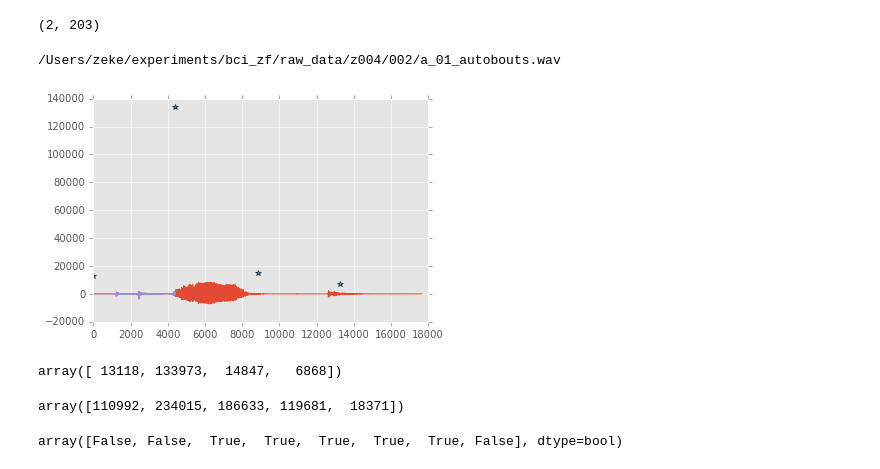
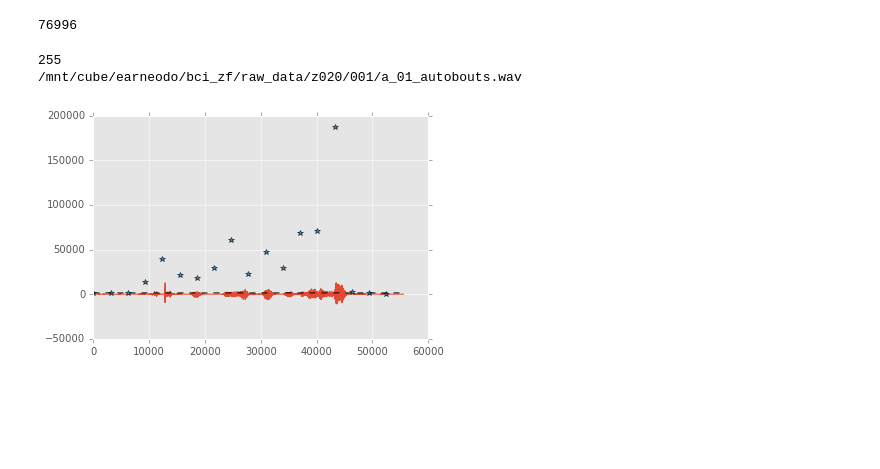
Before and after one commit to zekearneodo/soundflow, a Jupyter notebook: finding_song_v2.ipynb, the cells around one changed output. Saved outputs shown, nothing was run; the diff lists cells and outputs as text; code cells hidden in the pictures; blank space fills up the shorter version.

Commit message:
a couple of months working on soundtools

```diff
--- a/finding_song_v2.ipynb
+++ b/finding_song_v2.ipynb
@@ -36,12 +36,20 @@ if 'lookfar' in comp_name:
     experiment_folder = os.path.join('/Users/zeke/experiments/bci_zf/')
     raw_data_folder = os.path.join(experiment_folder, 'raw_data')
 
+if 'passaro' in comp_name:
+    sys.path.append('/mnt/cube/earneodo/repos/soundflow/sound_tools')
+    sys.path.append('/mnt/cube/earneodo/repos/ephysflow')
+    sys.path.append('/mnt/cube/earneodo/repos/analysis-tools')
+    experiment_folder = os.path.join('/mnt/cube/earneodo/bci_zf/')
+    raw_data_folder = os.path.join(experiment_folder, 'raw_data')
+    ss_data_folder = os.path.join(experiment_folder, 'ss_data')
+
 #grab soundtools
 from soundtools import WavData, Chunk
 
 #file structure
-bird_id = 'z004'
-sess = 2
+bird_id = 'z020'
+sess = 1
 rec = 'a'
 run = 1
 #bout = '2251_869'
@@ -117,10 +125,10 @@ def rms_identity(chunk):
     return(chunk)
 # %%
 #Parameters of the search
-bit_size = 100 # ms; size of sound bits
+bit_size = 70 # ms; size of sound bits
 refractory = 5 # bits; refractory period in bits
 bits_bout = 4 # bits; how many bouts together is considered a bout
-threshold = 100 # threshold in mads (median deviation of the median)
+threshold = 20 # threshold in mads (median deviation of the median)
 
 bit_size_sample = np.int(bit_size*all_sound.s_f*0.001)
 all_starts = np.arange(0, all_sound.n_samples - bit_size_sample, bit_size_sample)
@@ -180,11 +165,17 @@ group_bound = np.array([0, 0], dtype=np.int32)
 for k, g in groupby(enumerate(supra_bits), lambda (i, x): i-x):
     group = map(itemgetter(1), g)
     if len(group) >= bits_bout:
-        group_bound = np.vstack((group_bound, np.array([group[0], group[-1] + 1])) )
+        group_bound = np.vstack((group_bound, np.array([group[0], group[-1]])) )
         #print group
 
-group_bound = np.delete(group_bound, 0, axis=0)
-# group_bound is in index of supra_bits
-# segments has to be in samples
-segments = np.array([all_starts[group_bound[:,0]], all_starts[group_bound[:,1]]])
-assert(np.all(np.diff(segments, axis=0)[0]>0))
+if group_bound.size > 2:
+    found_bouts = True
+    group_bound = np.delete(group_bound, 0, axis=0)
+    # segments has to be in samples
+    segments = np.array([all_starts[group_bound[:,0]], all_starts[group_bound[:,1]]])
+    assert(np.all(np.diff(segments, axis=0)[0]>0))
+
+else:
+    found_bouts = False
+
+assert(found_bouts)
@@ -211,12 +182,13 @@ array([[ 15435,  15435,  15435,  15435,  15435,  15435,  15435,  15435,
-# %%
-segments.shape
-# %% [output]
-(2, 203)
+# %%
+group[-1]
+# %% [output]
+76996
 # %%
 #Make a chunk with each segment and record it to a file
 more = 2 #how many bits before and after to save
 n_seg = segments.shape[1]
 
+print n_seg
 # bout_file_name = rec + '_' + str(run).zfill(2) + 'bouts.wav'
 # bout_file_path = os.path.join(raw_file_folder, bout_file_name)
 
@@ -245,37 +217,24 @@ for seg in segments.T:
 
 bouts_out.close()
 # %% [output]
-/Users/zeke/experiments/bci_zf/raw_data/z004/002/a_01_autobouts.wav
+255
+/mnt/cube/earneodo/bci_zf/raw_data/z020/001/a_01_autobouts.wav
 # %%
-j = 50
-more=0
+j = 10
 chu = Chunk(all_sound, segment=[segments[0, j] - more *bit_size_sample, segments[1, j] + more *bit_size_sample])
 chu.apply_filter(band_pass_filter, hp_b, hp_a, lp_b, lp_a)
 
 chu_starts = np.arange(segments[0, j] - more*bit_size_sample, segments[1,j] + more *bit_size_sample, bit_size_sample)
 rms_chu = all_sound.apply_repeated(chu_starts, bit_size_sample, rms_band_pass_filter, hp_b, hp_a, lp_b, lp_a)
 plt.plot(np.transpose(chu.data))
 plt.plot(chu_starts-chu_starts[0], rms_chu, '*')
+plt.plot(np.arange(chu.data.size), np.ones_like(np.transpose(chu.data)) * thresh_rms, 'k--' )
 
 #just one bit for visualizing and debugging more
-k = 0
+k = more
 test_bit = Chunk(all_sound, segment=[segments[0, j] + k* bit_size_sample, segments[0, j] + (k+1)* bit_size_sample])
 test_bit.apply_filter(band_pass_filter, hp_b, hp_a, lp_b, lp_a)
-plt.plot(np.transpose(test_bit.data))
+#plt.plot(np.transpose(test_bit.data))
 rms_test = rms(test_bit.data)
 # %% [output]
-[figure, old version]
+[figure, new version]
-# %%
-rms_chu
-# %% [output]
-array([ 13118, 133973,  14847,   6868])
-# %%
-rms_chu[rms_chu>thresh_rms]
-
-#print rms_test
-# %% [output]
-array([110992, 234015, 186633, 119681,  18371])
-# %%
-rms_chu > thresh_rms
-# %% [output]
-array([False, False,  True,  True,  True,  True,  True, False], dtype=bool)
```
Also changed, not shown: parts of 18 cells of this notebook, 13 other files.
